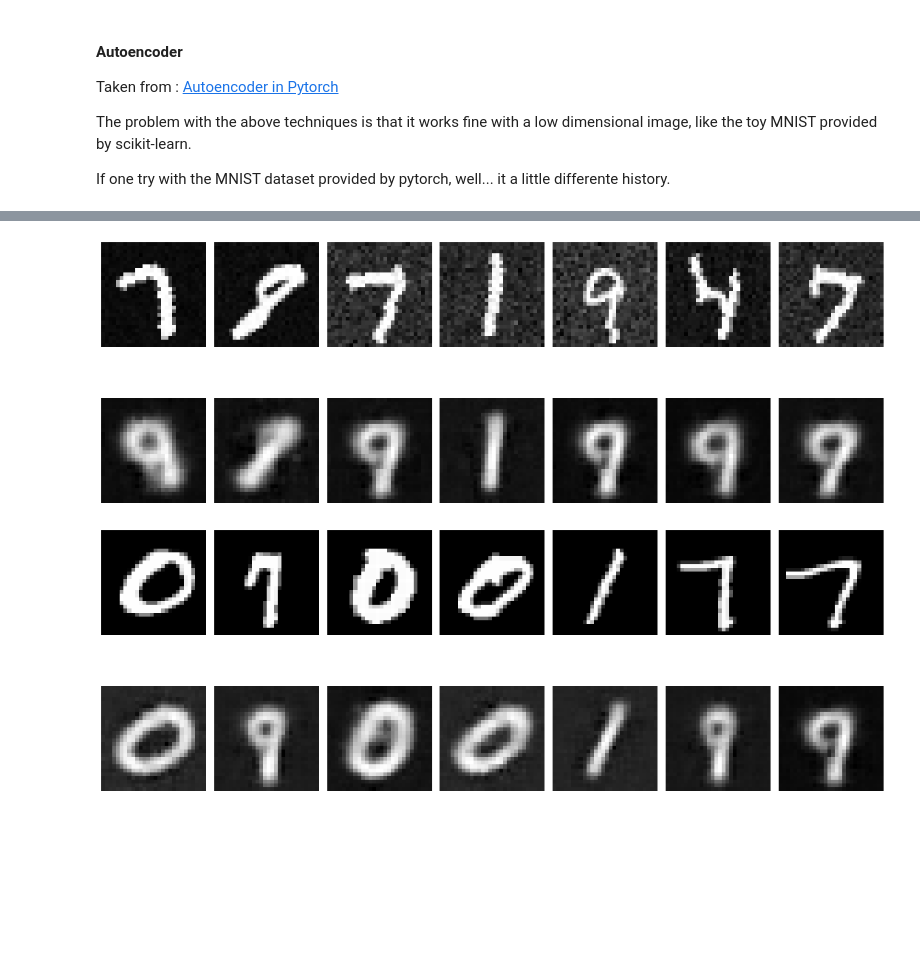
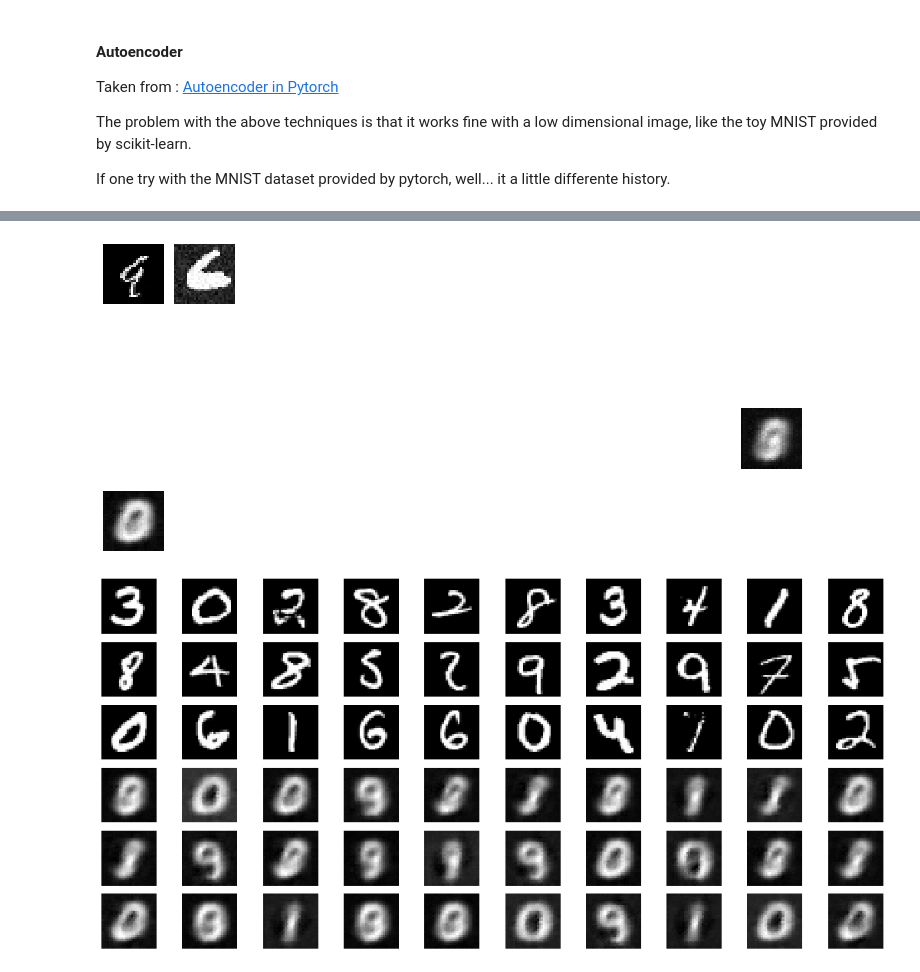
Before and after one commit to rdenadai/AI-Study-Notebooks, a Jupyter notebook: code/notebooks/7. SOM (Kohonen MAP).ipynb, the cells around one changed output, grey strips where cells are left out. Saved outputs shown, nothing was run; the diff lists cells and outputs as text; code cells hidden in the pictures; blank space fills up the shorter version.

```diff
--- a/code/notebooks/7. SOM (Kohonen MAP).ipynb
+++ b/code/notebooks/7. SOM (Kohonen MAP).ipynb
@@ -493,9 +468,8 @@ def add_noise(img):
 
 
 transform = transforms.Compose([
-    transforms.RandomRotation(25),
+    transforms.RandomRotation(15),
     transforms.ToTensor(),
-    transforms.Lambda(add_noise),
     transforms.Normalize((0,), (1,))
 ])
 
@@ -512,14 +486,14 @@ qmnist_testset = datasets.QMNIST(root='./data', what="test50k", train=False, dow
 trainset = torch.utils.data.ConcatDataset([mnist_trainset, qmnist_trainset])
 testset = torch.utils.data.ConcatDataset([mnist_testset, qmnist_testset])
 
-trainloader = torch.utils.data.DataLoader(trainset, batch_size=512, shuffle=True, num_workers=4)
-testloader  = torch.utils.data.DataLoader(testset, batch_size=512, shuffle=True, num_workers=4)
+trainloader = torch.utils.data.DataLoader(trainset, batch_size=32, shuffle=True, num_workers=4)
+testloader  = torch.utils.data.DataLoader(testset, batch_size=32, shuffle=True, num_workers=4)
 # %%
-plt.figure(figsize=(12, 5))
-for i in range(50):
+plt.figure(figsize=(12, 6))
+for i in range(60):
     idx = [np.random.choice(len(trainset), 1, replace=False)][0][0]
     img, title = trainset[idx]
-    plt.subplot(5, 10, i + 1)
+    plt.subplot(6, 10, i + 1)
     plt.title(title)
     plt.imshow(img[0, :, :].numpy(), cmap="gray")
     plt.axis('off')
@@ -589,23 +563,24 @@ model = Autoencoder().to(device)
 criterion = nn.MSELoss()
 optimizer = torch.optim.Adam(model.parameters(), lr=1e-4, weight_decay=1e-4)
 
-num_epochs = 150
+num_epochs = 2
 for epoch in range(num_epochs):
     for data in trainloader:
         inputs, labels = data
+        inputs_n = add_noise(inputs)
         # ===================forward=====================
-        outputs = model(inputs.to(device))
+        outputs = model(inputs_n.to(device))
         loss = criterion(outputs.to(device), inputs.to(device))
         # ===================backward====================
         optimizer.zero_grad()
         loss.backward()
         optimizer.step()
+    idxs = [np.random.choice(inputs.shape[0], 5, replace=False)]
+    x_img += [to_img(inputs_n[idx].cpu().data) for idx in idxs]
+    xh_img += [to_img(outputs[idx].cpu().data) for idx in idxs]
     # ===================log========================
-    if epoch % 10 == 0 or epoch == num_epochs:
+    if epoch % 10 == 0 or epoch == num_epochs - 1:
         print('epoch [{}/{}], loss:{:.4f}'.format(epoch+1, num_epochs, loss))
-        idx = [np.random.choice(inputs.shape[0], 1, replace=False)]
-        x_img += [to_img(inputs[idx].cpu().data)]
-        xh_img += [to_img(outputs[idx].cpu().data)]
         # save_image(x, './x_{}.png'.format(epoch))
         # save_image(x_hat, './x_hat_{}.png'.format(epoch))
 # %% [output]
@@ -627,17 +589,17 @@ epoch [141/150], loss:0.0513
 # %%
-plt.figure(figsize=(15, 7))
-for i, xi in enumerate(x_img[-8:-1]):
-    plt.subplot(2, 7, i+1)
+plt.figure(figsize=(10, 7))
+for i, xi in enumerate(x_img):
+    plt.subplot(6, 10, i + 1)
     plt.imshow(xi[0, 0, :], cmap="gray")
     plt.axis('off')
-for i, xhi in enumerate(xh_img[-8:-1]):
-    plt.subplot(2, 7, i+8)
+for i, xhi in enumerate(xh_img):
+    plt.subplot(6, 10, i + 30)
     plt.imshow(xhi[0, 0, :], cmap="gray")
     plt.axis('off')
 plt.tight_layout()
 plt.show()
 # %% [output]
-[figure, old version]
+[figure, new version]
 # %%
 y_img, yh_img = [], []
 outputs, labels = [], []
@@ -655,18 +617,18 @@ for data in testloader:
 outputs, labels = np.asarray(outputs), np.asarray(labels)
 # %%
 plt.figure(figsize=(15, 7))
-for i, yi in enumerate(y_img[-8:-1]):
-    plt.subplot(2, 7, i+1)
+for i, yi in enumerate(y_img[:30]):
+    plt.subplot(6, 10, i + 1)
     plt.imshow(yi[0, 0, :], cmap="gray")
     plt.axis('off')
-for i, yhi in enumerate(yh_img[-8:-1]):
-    plt.subplot(2, 7, i+8)
+for i, yhi in enumerate(yh_img[:30]):
+    plt.subplot(6, 10, i + 31)
     plt.imshow(yhi[0, 0, :], cmap="gray")
     plt.axis('off')
 plt.tight_layout()
 plt.show()
 # %% [output]
-[figure, old version]
+[figure, new version]
 # %%
 outputs = StandardScaler().fit_transform(outputs)
 
```
Also changed, not shown: parts of 18 cells of this notebook, 4 other files.
